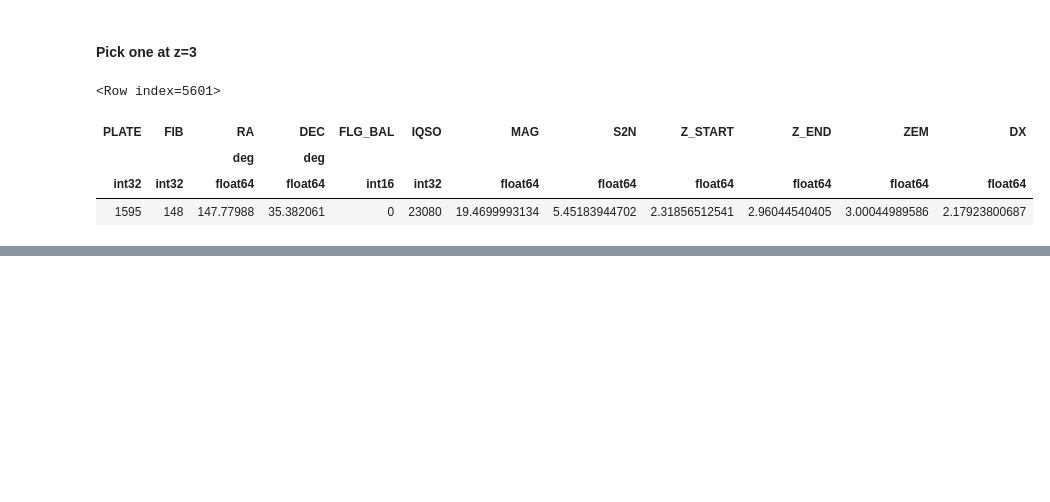
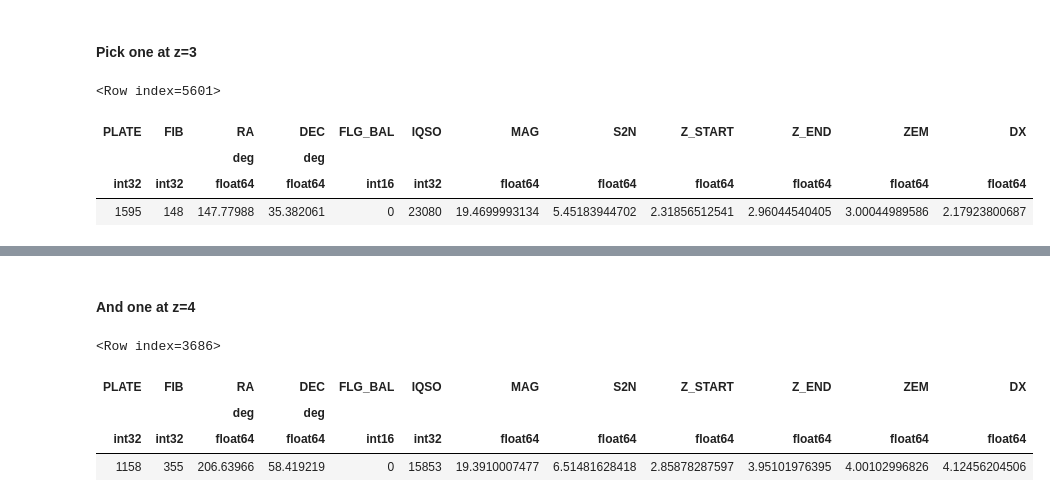
Before and after one commit to DeepIGM/dla_cnn, a Jupyter notebook: docs/nb/Training_Set_Sightlines.ipynb, the cells around one changed output, grey strips where cells are left out. Cells and saved outputs as stored; diff of their text form; code cells hidden in the pictures; blank space fills up the shorter version.

Commit message:
sightlines

```diff
--- a/docs/nb/Training_Set_Sightlines.ipynb
+++ b/docs/nb/Training_Set_Sightlines.ipynb
@@ -219,3 +227,16 @@ Staged 1 spectra totalling 6.4e-05 Gb
 Loaded spectra
 [interactive output not drawn]
 [interactive output not drawn]
+# %% [markdown]
+#### And one at z=4
+# %%
+i4 = np.argmin(np.abs(sdssdr5.sightlines['ZEM'][keep]-4.))
+k4 = kidx[i4]
+s4 = sdssdr5.sightlines[k4]
+s4
+# %% [output]
+<Row index=3686>
+| PLATE | FIB | RA | DEC | FLG_BAL | IQSO | MAG | S2N | Z_START | Z_END | ZEM | DX |
+|  |  | deg | deg |  |  |  |  |  |  |  |  |
+| int32 | int32 | float64 | float64 | int16 | int32 | float64 | float64 | float64 | float64 | float64 | float64 |
+| 1158 | 355 | 206.63966 | 58.419219 | 0 | 15853 | 19.3910007477 | 6.51481628418 | 2.85878287597 | 3.95101976395 | 4.00102996826 | 4.12456204506 |
```
Also changed, not shown: parts of 5 cells of this notebook, 1 other file.
